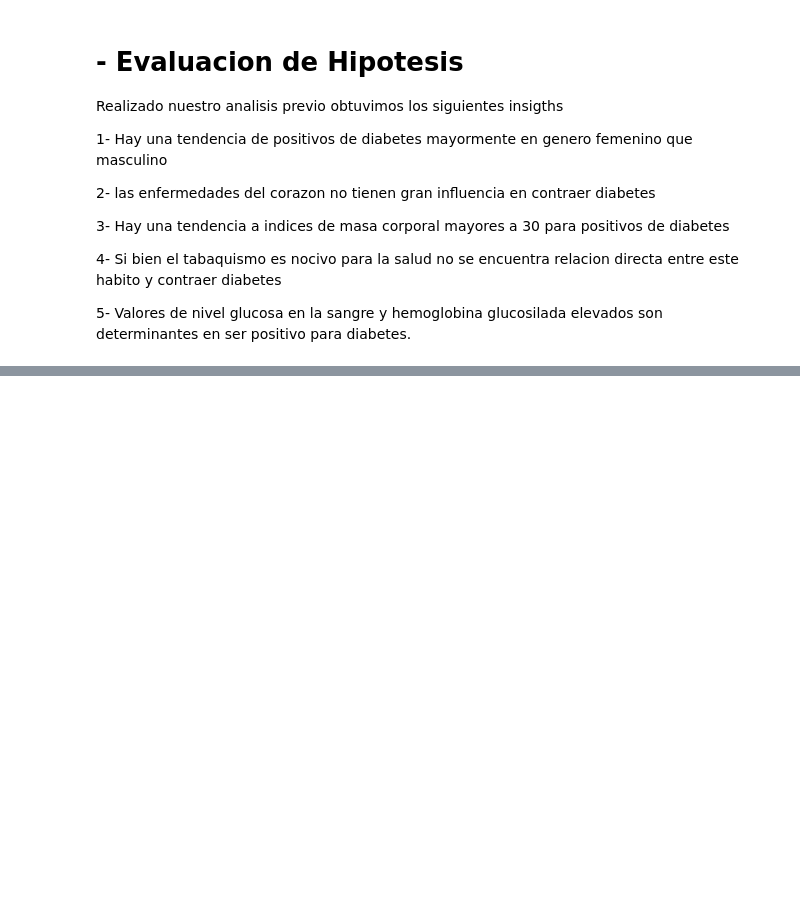
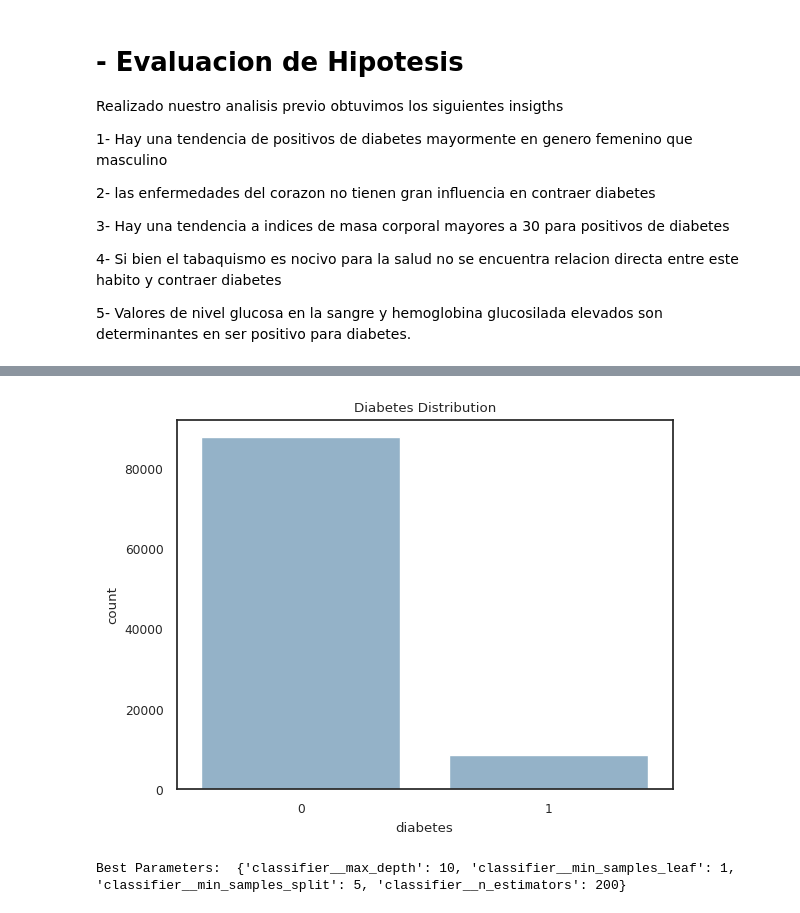
Before and after one commit to josealvins/coderhouse-datascience1, a Jupyter notebook: Diabetes_Prediction_José_Alvins.ipynb, the cells around one changed output, grey strips where cells are left out. Drawn from its saved outputs; the diff is of its cells as text; code cells hidden in the pictures; blank space fills up the shorter version.

```diff
--- a/Diabetes_Prediction_José_Alvins.ipynb
+++ b/Diabetes_Prediction_José_Alvins.ipynb
@@ -404,0 +499,7 @@ Realizado nuestro analisis previo obtuvimos los siguientes insigths
+# %%
+# Count plot for the 'diabetes' variable
+sns.countplot(x='diabetes', data=df)
+plt.title('Diabetes Distribution')
+plt.show()
+# %% [output]
+[figure, added]
@@ -404,0 +535,14 @@ Realizado nuestro analisis previo obtuvimos los siguientes insigths
+# %%
+# Create Grid Search object
+grid_search = GridSearchCV(clf, param_grid, cv=5)
+
+# Split data into train and test sets
+X_train, X_test, y_train, y_test = train_test_split(X, y, test_size=0.2, random_state=42)
+
+# Train the model
+grid_search.fit(X_train, y_train)
+
+# Print the best parameters
+print("Best Parameters: ", grid_search.best_params_)
+# %% [output]
+Best Parameters:  {'classifier__max_depth': 10, 'classifier__min_samples_leaf': 1, 'classifier__min_samples_split': 5, 'classifier__n_estimators': 200}
```
Also changed, not shown: parts of 14 cells of this notebook.
